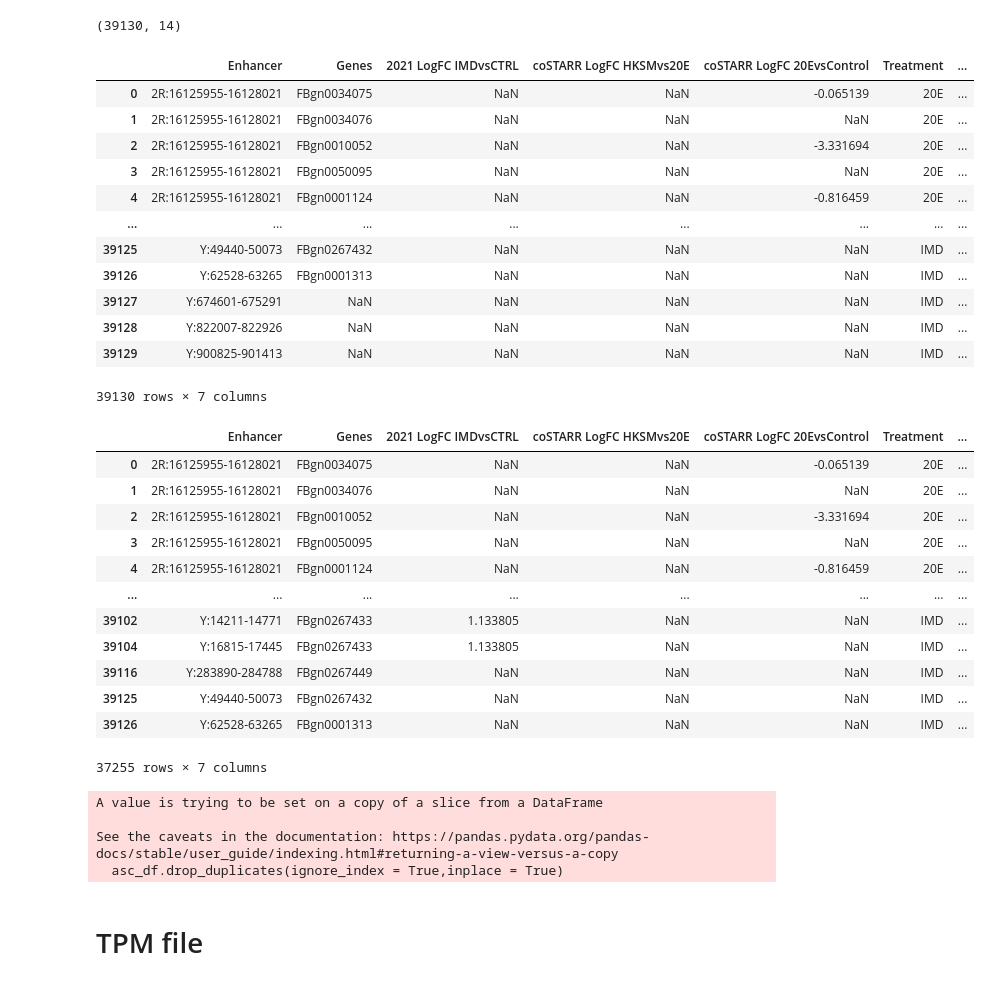
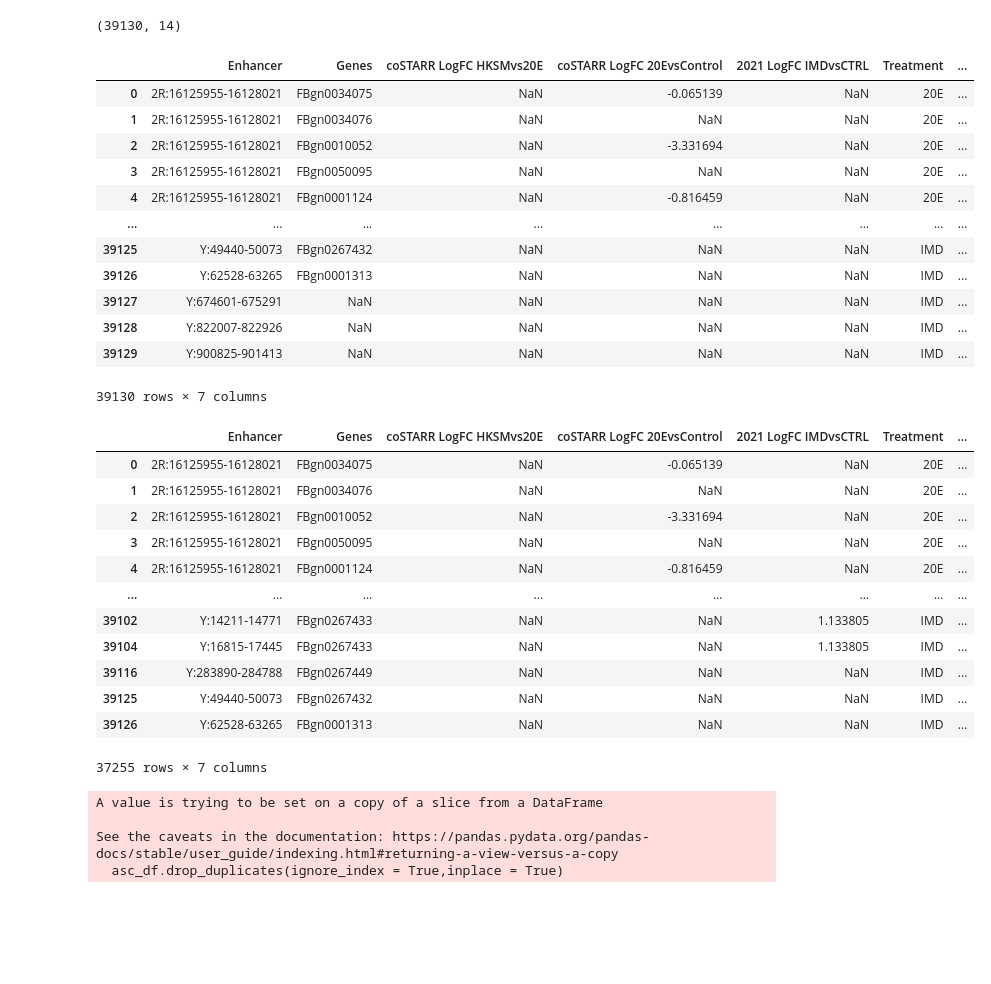
Before and after one commit to WunderlichLab/starr_query, a Jupyter notebook: data_extract.ipynb, the cells around one changed output. Saved outputs shown, nothing was run; the diff lists cells and outputs as text; code cells hidden in the pictures; blank space fills up the shorter version.

```diff
--- a/data_extract.ipynb
+++ b/data_extract.ipynb
@@ -324,16 +403,16 @@ combined_df.shape
 # USED AS REFERENCE
 asc_df = all_df[['Enhancer','Genes','2021 LogFC IMDvsCTRL','Cells_20EvsCTRL.table.logFC','coSTARR LogFC HKSMvs20E','coSTARR LogFC 20EvsControl', 'Origin','Activity_score']]'''
 
-asc_df = all_df[['Enhancer', 'Genes', '2021 LogFC IMDvsCTRL','coSTARR LogFC HKSMvs20E','coSTARR LogFC 20EvsControl', 'Treatment', 'new_act_score' ]]
-asc_df = pd.merge(combined_df[['Enhancer', 'Genes', '2021 LogFC IMDvsCTRL','coSTARR LogFC HKSMvs20E','coSTARR LogFC 20EvsControl', 'Treatment']],all_df[['Enhancer','Treatment','new_act_score']], on = ['Enhancer','Treatment'], how = 'left')
+asc_df = all_df[['Enhancer', 'Genes', 'coSTARR LogFC HKSMvs20E','coSTARR LogFC 20EvsControl', '2021 LogFC IMDvsCTRL','Treatment', 'new_act_score' ]]
+asc_df = pd.merge(combined_df[['Enhancer', 'Genes', 'coSTARR LogFC HKSMvs20E','coSTARR LogFC 20EvsControl', '2021 LogFC IMDvsCTRL', 'Treatment']],all_df[['Enhancer','Treatment','new_act_score']], on = ['Enhancer','Treatment'], how = 'left')
 asc_df
 # %% [output]
-|  | Enhancer | Genes | 2021 LogFC IMDvsCTRL | coSTARR LogFC HKSMvs20E | coSTARR LogFC 20EvsControl | Treatment | ... |
-| 0 | 2R:16125955-16128021 | FBgn0034075 | NaN | NaN | -0.065139 | 20E | ... |
+|  | Enhancer | Genes | coSTARR LogFC HKSMvs20E | coSTARR LogFC 20EvsControl | 2021 LogFC IMDvsCTRL | Treatment | ... |
+| 0 | 2R:16125955-16128021 | FBgn0034075 | NaN | -0.065139 | NaN | 20E | ... |
 | 1 | 2R:16125955-16128021 | FBgn0034076 | NaN | NaN | NaN | 20E | ... |
-| 2 | 2R:16125955-16128021 | FBgn0010052 | NaN | NaN | -3.331694 | 20E | ... |
+| 2 | 2R:16125955-16128021 | FBgn0010052 | NaN | -3.331694 | NaN | 20E | ... |
 | 3 | 2R:16125955-16128021 | FBgn0050095 | NaN | NaN | NaN | 20E | ... |
-| 4 | 2R:16125955-16128021 | FBgn0001124 | NaN | NaN | -0.816459 | 20E | ... |
+| 4 | 2R:16125955-16128021 | FBgn0001124 | NaN | -0.816459 | NaN | 20E | ... |
 | ... | ... | ... | ... | ... | ... | ... | ... |
 | 39125 | Y:49440-50073 | FBgn0267432 | NaN | NaN | NaN | IMD | ... |
 | 39126 | Y:62528-63265 | FBgn0001313 | NaN | NaN | NaN | IMD | ... |
@@ -343,21 +422,18 @@ asc_df
 39130 rows × 7 columns
 # %%
 asc_df[[]].notna()
-asc_df = asc_df[~asc_df[['Genes',
-                 '2021 LogFC IMDvsCTRL',
-                'coSTARR LogFC HKSMvs20E',
-                'coSTARR LogFC 20EvsControl']].isnull().all(axis=1)]
+asc_df = asc_df[~asc_df[['Genes','coSTARR LogFC HKSMvs20E','2021 LogFC IMDvsCTRL','coSTARR LogFC 20EvsControl']].isnull().all(axis=1)]
 asc_df
 # %% [output]
-|  | Enhancer | Genes | 2021 LogFC IMDvsCTRL | coSTARR LogFC HKSMvs20E | coSTARR LogFC 20EvsControl | Treatment | ... |
-| 0 | 2R:16125955-16128021 | FBgn0034075 | NaN | NaN | -0.065139 | 20E | ... |
+|  | Enhancer | Genes | coSTARR LogFC HKSMvs20E | coSTARR LogFC 20EvsControl | 2021 LogFC IMDvsCTRL | Treatment | ... |
+| 0 | 2R:16125955-16128021 | FBgn0034075 | NaN | -0.065139 | NaN | 20E | ... |
 | 1 | 2R:16125955-16128021 | FBgn0034076 | NaN | NaN | NaN | 20E | ... |
-| 2 | 2R:16125955-16128021 | FBgn0010052 | NaN | NaN | -3.331694 | 20E | ... |
+| 2 | 2R:16125955-16128021 | FBgn0010052 | NaN | -3.331694 | NaN | 20E | ... |
 | 3 | 2R:16125955-16128021 | FBgn0050095 | NaN | NaN | NaN | 20E | ... |
-| 4 | 2R:16125955-16128021 | FBgn0001124 | NaN | NaN | -0.816459 | 20E | ... |
+| 4 | 2R:16125955-16128021 | FBgn0001124 | NaN | -0.816459 | NaN | 20E | ... |
 | ... | ... | ... | ... | ... | ... | ... | ... |
-| 39102 | Y:14211-14771 | FBgn0267433 | 1.133805 | NaN | NaN | IMD | ... |
-| 39104 | Y:16815-17445 | FBgn0267433 | 1.133805 | NaN | NaN | IMD | ... |
+| 39102 | Y:14211-14771 | FBgn0267433 | NaN | NaN | 1.133805 | IMD | ... |
+| 39104 | Y:16815-17445 | FBgn0267433 | NaN | NaN | 1.133805 | IMD | ... |
 | 39116 | Y:283890-284788 | FBgn0267449 | NaN | NaN | NaN | IMD | ... |
 | 39125 | Y:49440-50073 | FBgn0267432 | NaN | NaN | NaN | IMD | ... |
 | 39126 | Y:62528-63265 | FBgn0001313 | NaN | NaN | NaN | IMD | ... |
@@ -371,5 +448,3 @@ A value is trying to be set on a copy of a slice from a DataFrame
 
 See the caveats in the documentation: https://pandas.pydata.org/pandas-docs/stable/user_guide/indexing.html#returning-a-view-versus-a-copy
   asc_df.drop_duplicates(ignore_index = True,inplace = True)
-# %% [markdown]
-# TPM file
```
Also changed, not shown: parts of 10 cells of this notebook.
